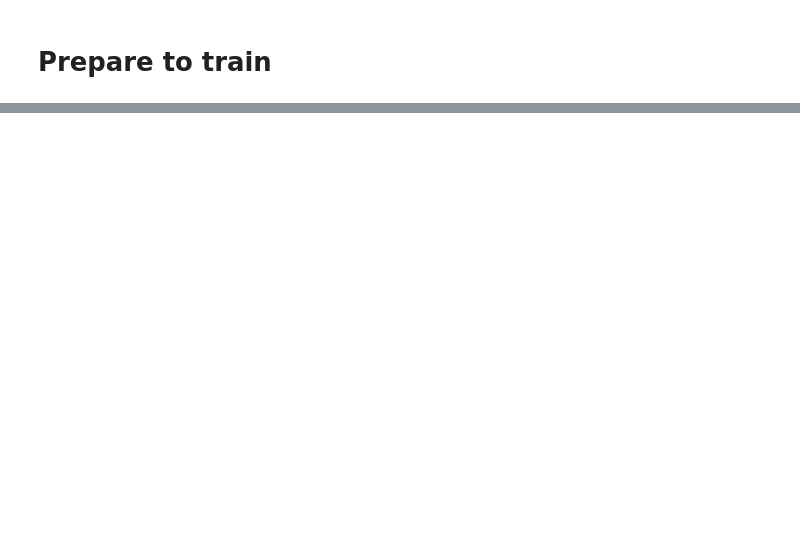
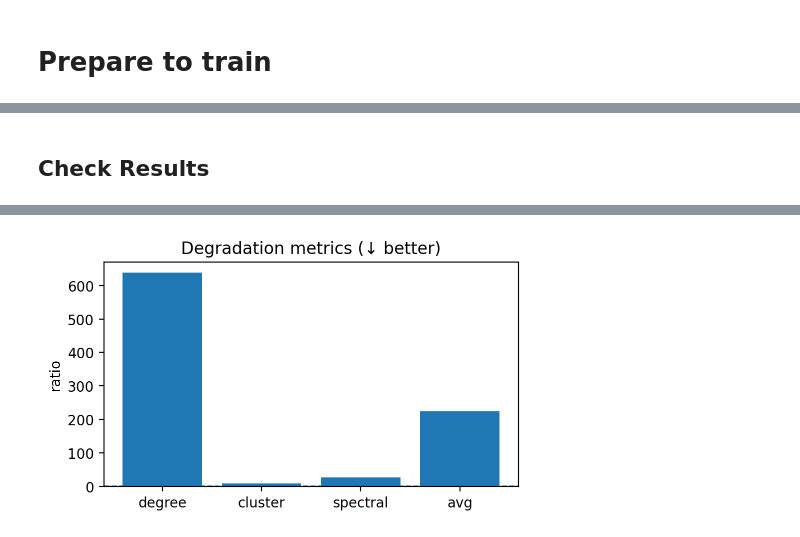
Before and after one commit to Lotfollahi-lab/g2t-reproducibility, a Jupyter notebook: experiments/ggsd/00_proteins_baseline/notebooks/ggsd_training.ipynb, the cells around one changed output, grey strips where cells are left out. Drawn from its saved outputs; the diff is of its cells as text; code cells hidden in the pictures; blank space fills up the shorter version.

```diff
--- a/experiments/ggsd/00_proteins_baseline/notebooks/ggsd_training.ipynb
+++ b/experiments/ggsd/00_proteins_baseline/notebooks/ggsd_training.ipynb
@@ -1217,0 +20,18 @@ IndexError: Dimension out of range (expected to be in range of [-1, 0], but got
+# %%
+# Paths + imports you will use everywhere in this notebook
+import os, sys, pathlib, numpy as np, torch, matplotlib.pyplot as plt
+from pathlib import Path
+
+# Point to your clone of the repo
+REPO = Path("/nfs/team361/mv11/GGSD")           # << CHANGE if your path differs
+assert REPO.exists(), f"Repo not found: {REPO}"
+sys.path.append(str(REPO))
+
+# Experiment folders for this notebook run
+EXP  = Path("/nfs/team361/mv11/scgg-reproducibility/experiments/ggsd/00_proteins_baseline")
+FIG  = EXP / "figs";        FIG.mkdir(parents=True, exist_ok=True)
+CKPT = EXP / "checkpoints"; CKPT.mkdir(parents=True, exist_ok=True)
+SMP  = EXP / "samples";     SMP.mkdir(parents=True, exist_ok=True)
+
+device = "cuda" if torch.cuda.is_available() else "cpu"
+print("device:", device)
@@ -1217,0 +936,2 @@ IndexError: Dimension out of range (expected to be in range of [-1, 0], but got
+# %% [markdown]
+## Check Results
@@ -1217,0 +1004,45 @@ IndexError: Dimension out of range (expected to be in range of [-1, 0], but got
+# %%
+# Baseline denominators (train ↔ val)
+baseline_degree   = float(degree_stats(  real_val_nx, real_train_nx, compute_emd=False))
+baseline_cluster  = float(clustering_stats(real_val_nx, real_train_nx, compute_emd=False))
+baseline_spectral = float(spectral_stats( real_val_nx, real_train_nx, compute_emd=False))
+
+# Numerators (generated ↔ val)
+num_degree   = float(degree_stats(  real_val_nx, gen_clean, compute_emd=False))
+num_cluster  = float(clustering_stats(real_val_nx, gen_clean, compute_emd=False))
+num_spectral = float(spectral_stats( real_val_nx, gen_clean, compute_emd=False))
+
+# Ratios (↓ better; ~1 means as good as train↔val)
+eps = 1e-12
+deg_ratio = num_degree   / max(baseline_degree,   eps)
+clu_ratio = num_cluster  / max(baseline_cluster,  eps)
+spe_ratio = num_spectral / max(baseline_spectral, eps)
+avg_ratio = (deg_ratio + clu_ratio + spe_ratio) / 3.0
+
+print("\nBaseline (train vs val):")
+print(f"  degree   = {baseline_degree:.6g}")
+print(f"  cluster  = {baseline_cluster:.6g}")
+print(f"  spectral = {baseline_spectral:.6g}")
+
+print("\nGenerated vs val:")
+print(f"  degree   = {num_degree:.6g}")
+print(f"  cluster  = {num_cluster:.6g}")
+print(f"  spectral = {num_spectral:.6g}")
+
+print("\nDegradation ratios (↓ better; ~1 == train↔val):")
+print(f"  degree_degrad   = {deg_ratio:.3g}")
+print(f"  cluster_degrad  = {clu_ratio:.3g}")
+print(f"  spectral_degrad = {spe_ratio:.3g}")
+print(f"  avg_degrad      = {avg_ratio:.3g}")
+
+# Additional: uniqueness & novelty vs train set
+uniq, nov, _ = eval_fraction_unique_non_isomorphic_valid(gen_clean, real_train_nx)
+print(f"\nUniqueness = {uniq:.3f}   Novelty = {nov:.3f}")
+
+# Quick bar plot
+plt.figure(figsize=(5,3))
+plt.bar(["degree","cluster","spectral","avg"], [deg_ratio,clu_ratio,spe_ratio,avg_ratio])
+plt.axhline(1.0, ls="--", lw=1)  # train↔val baseline
+plt.ylabel("ratio"); plt.title("Degradation metrics (↓ better)")
+plt.tight_layout(); plt.show()
+# %% [output]
@@ -1217,0 +1066 @@ IndexError: Dimension out of range (expected to be in range of [-1, 0], but got
+[figure, added]
```
Also changed, not shown: parts of 58 cells of this notebook, 4 other files.
